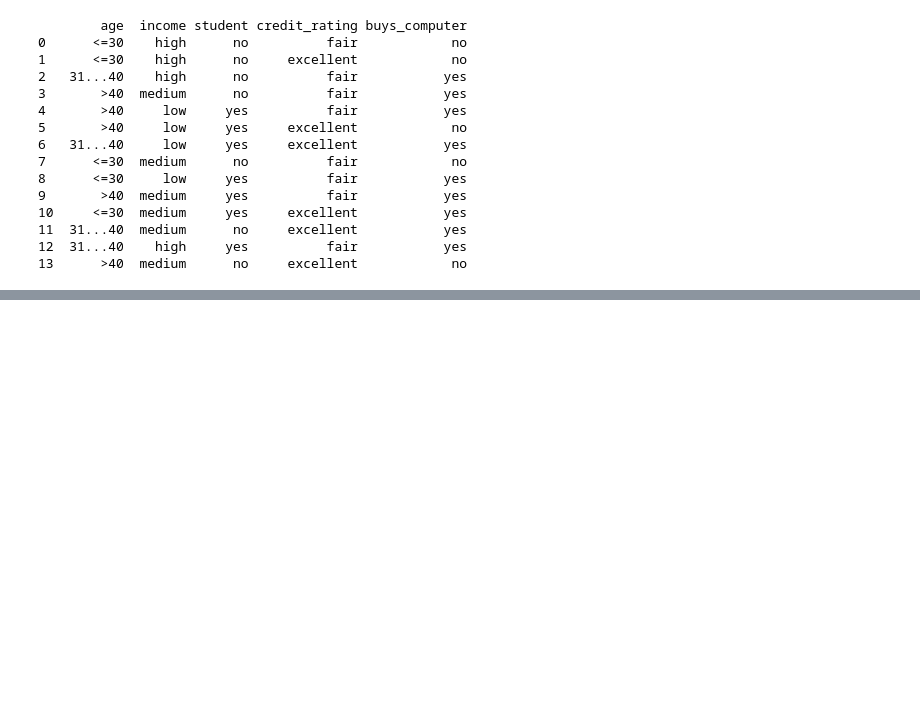
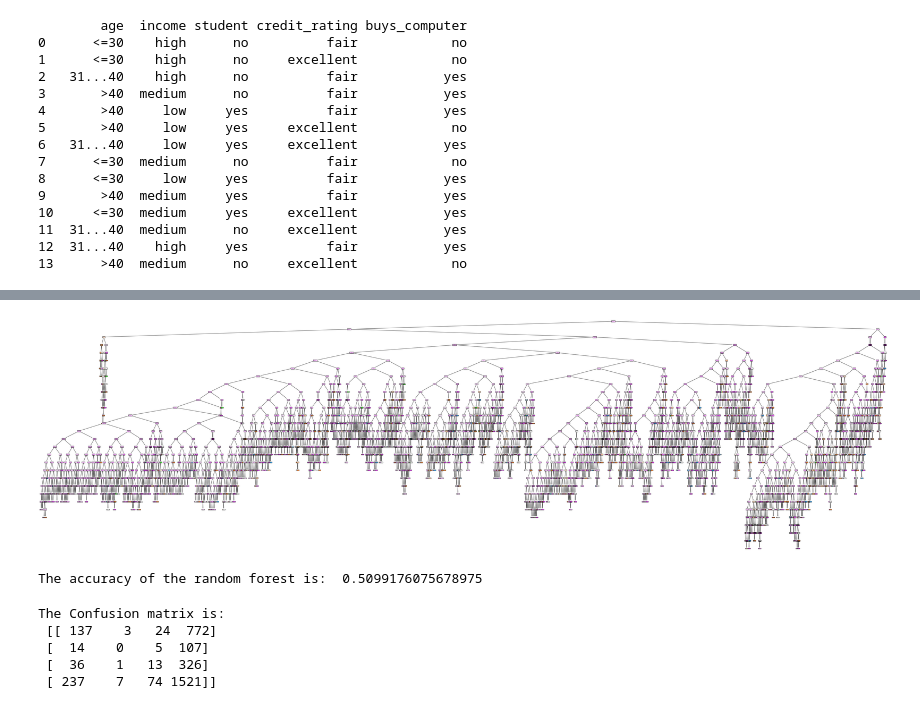
Before and after one commit to Vpavan2003/Machine-learning-Lab-codes, a Jupyter notebook: ML_Lab_04.ipynb, the cells around one changed output, grey strips where cells are left out. Cells and saved outputs as stored; diff of their text form; code cells hidden in the pictures; blank space fills up the shorter version.

```diff
--- a/ML_Lab_04.ipynb
+++ b/ML_Lab_04.ipynb
@@ -109,0 +251,32 @@ The information gain of attribute age,when greater than 40: 0.6044695448596915
+# %%
+# Visualize the constructed tree
+plt.figure(figsize=(70, 20))
+plot_tree(model_criteria, filled=True)
+plt.show()
+# %% [output]
+[figure, added]
+# %%
+from sklearn.ensemble import RandomForestClassifier
+from sklearn import metrics
+forest_data_train = data_train
+forest_data_test = data_test
+forest_output_train = output_train
+forest_output_test = output_test
+model_forest = RandomForestClassifier(n_estimators=50)
+model_forest.fit(forest_data_train, forest_output_train)
+output_forest_for_data_pred = model_forest.predict(forest_data_test)
+accuracy_random_forest = metrics.accuracy_score(forest_output_test, output_forest_for_data_pred)
+print("The accuracy of the random forest is: ", accuracy_random_forest, "\n")
+# %% [output]
+The accuracy of the random forest is:  0.5099176075678975
+# %%
+# Generate predictions with the best model
+# Create the confusion matrix
+cm_RT = confusion_matrix(forest_output_test, output_forest_for_data_pred)
+print("The Confusion matrix is:\n",cm_RT)
+# %% [output]
+The Confusion matrix is:
+ [[ 137    3   24  772]
+ [  14    0    5  107]
+ [  36    1   13  326]
+ [ 237    7   74 1521]]
```
Also changed, not shown: parts of 18 cells of this notebook.
